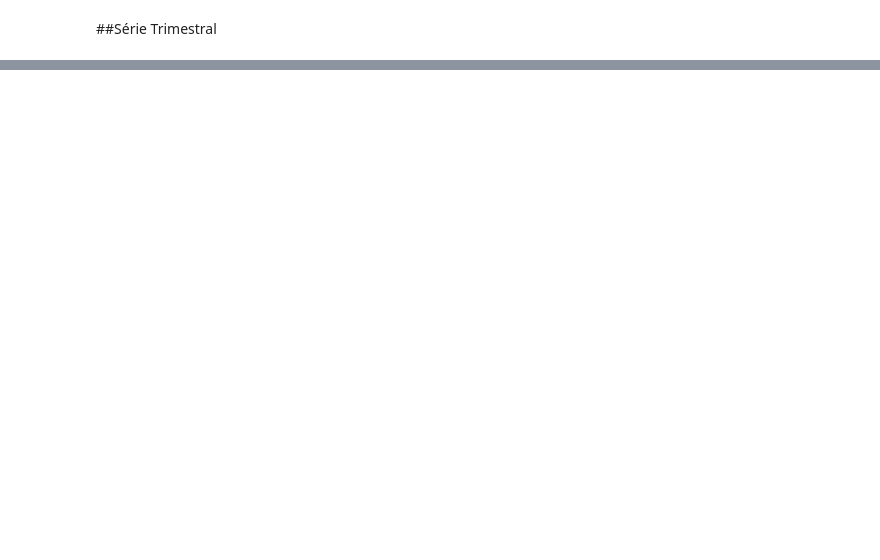
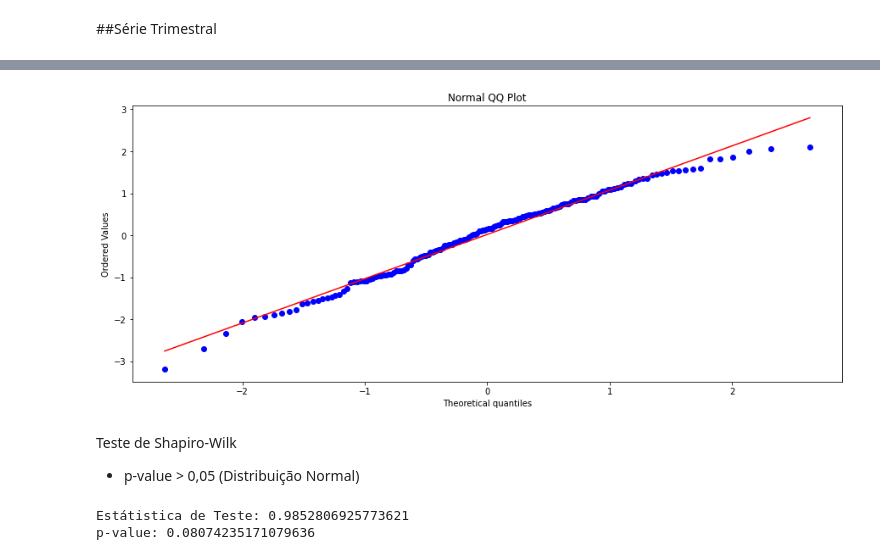
Before and after one commit to Marcus-V-Freitas/Series_Temporais_Aleatorias_Normalizadas, a Jupyter notebook: Séries_Temporais_Aleatórias_Com_Distribuição_Normal.ipynb, the cells around one changed output, grey strips where cells are left out. Cells and saved outputs as stored; diff of their text form; code cells hidden in the pictures; blank space fills up the shorter version.

```diff
--- a/Séries_Temporais_Aleatórias_Com_Distribuição_Normal.ipynb
+++ b/Séries_Temporais_Aleatórias_Com_Distribuição_Normal.ipynb
@@ -331,0 +500,18 @@ p-value: 0.9612157940864563
+# %%
+stats.probplot(serie4, dist='norm', plot=plt)
+plt.title('Normal QQ Plot')
+plt.show()
+# %% [output]
+[figure, added]
+# %% [markdown]
+Teste de Shapiro-Wilk
+
+* p-value > 0,05 (Distribuição Normal)
+# %%
+e, p = stats.shapiro(serie4)
+
+print(f'Estátistica de Teste: {e}')
+print(f'p-value: {p}')
+# %% [output]
+Estátistica de Teste: 0.9852806925773621
+p-value: 0.08074235171079636
```
Also changed, not shown: parts of 22 cells of this notebook.
